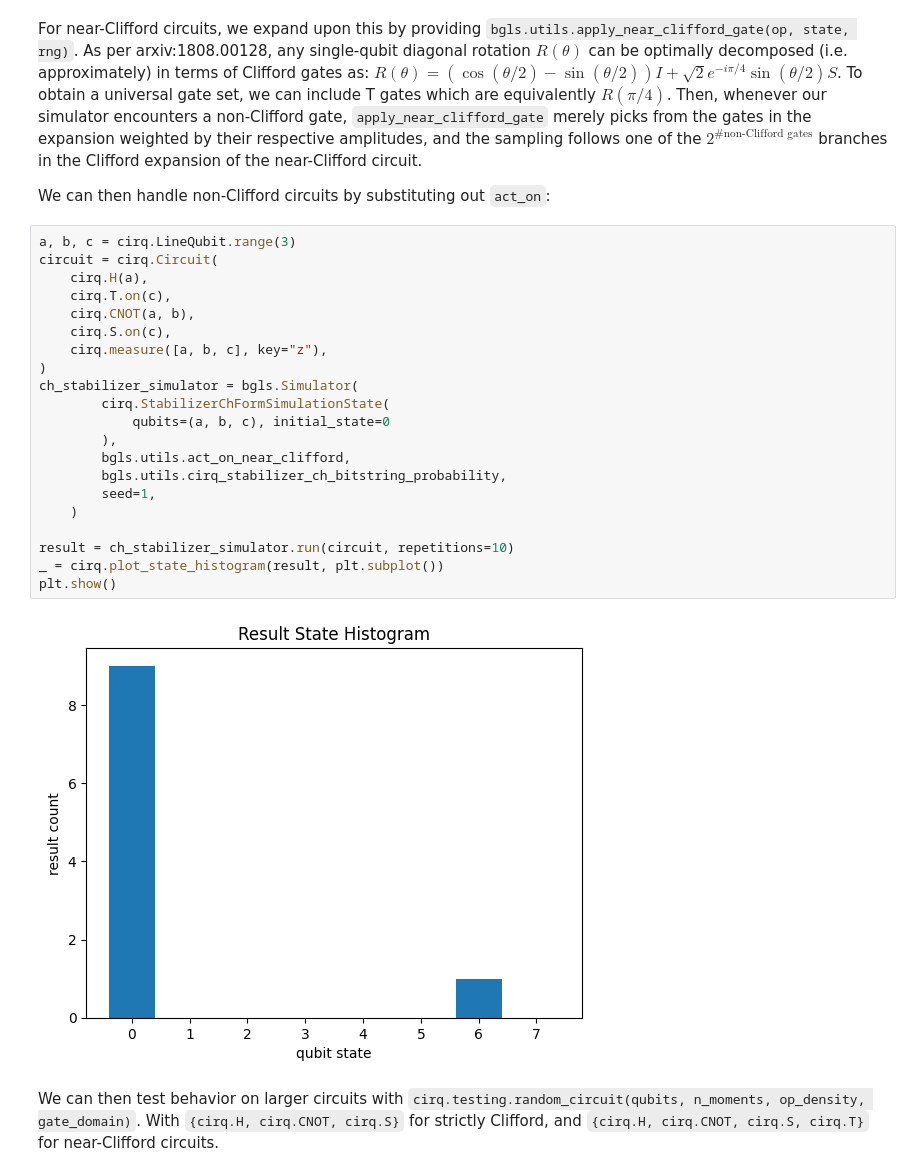
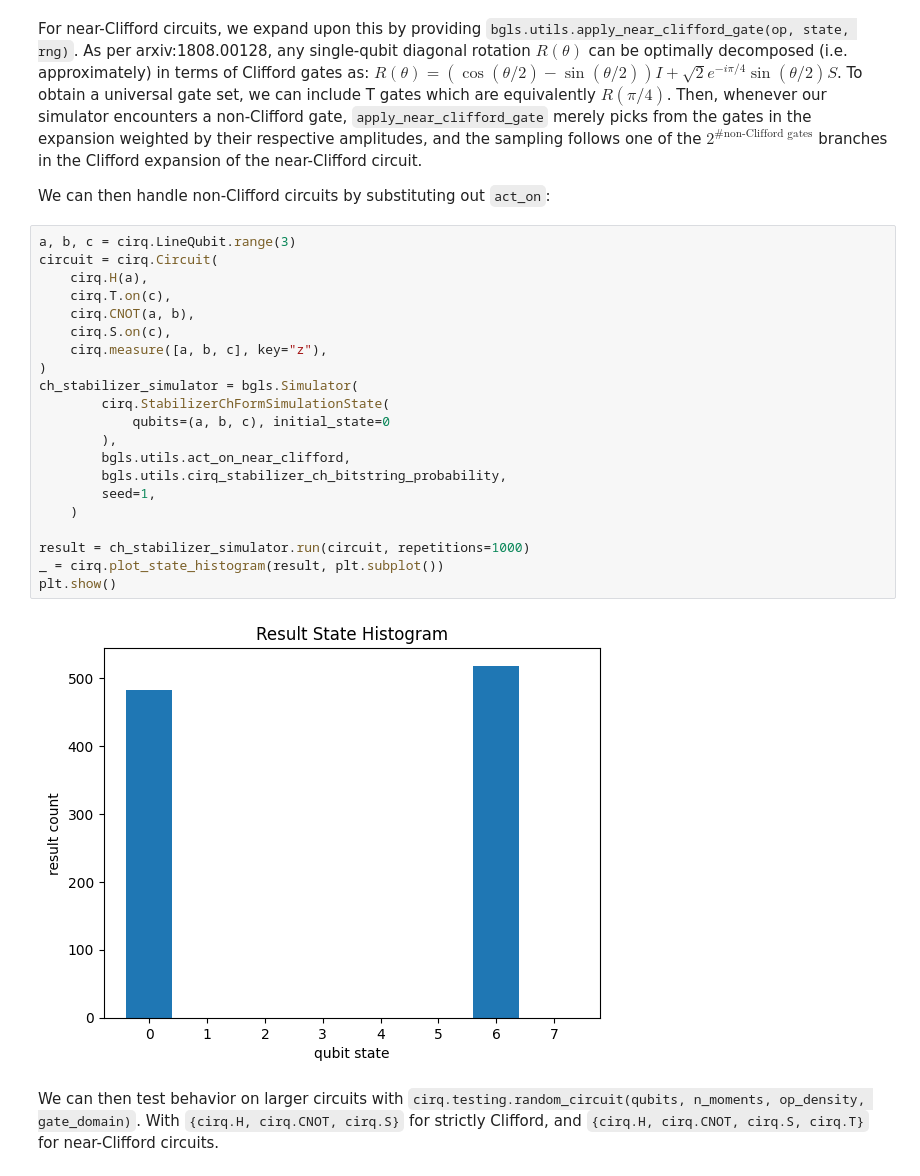
Before and after one commit to asciineuron/bgls, a Jupyter notebook: docs/clifford_simulation.ipynb, the cells around one changed output. Cells and saved outputs as stored; diff of their text form.

````diff
--- a/docs/clifford_simulation.ipynb
+++ b/docs/clifford_simulation.ipynb
@@ -89,26 +89,26 @@
 # %%
 a, b, c = cirq.LineQubit.range(3)
 circuit = cirq.Circuit(
     cirq.H(a),
     cirq.T.on(c),
     cirq.CNOT(a, b),
     cirq.S.on(c),
     cirq.measure([a, b, c], key="z"),
 )
 ch_stabilizer_simulator = bgls.Simulator(
         cirq.StabilizerChFormSimulationState(
             qubits=(a, b, c), initial_state=0
         ),
         bgls.utils.act_on_near_clifford,
         bgls.utils.cirq_stabilizer_ch_bitstring_probability,
         seed=1,
     )
 
-result = ch_stabilizer_simulator.run(circuit, repetitions=10)
+result = ch_stabilizer_simulator.run(circuit, repetitions=1000)
 _ = cirq.plot_state_histogram(result, plt.subplot())
 plt.show()
 # %% [output]
-[figure, old version]
+[figure, new version]
 # %% [markdown]
 We can then test behavior on larger circuits with ```cirq.testing.random_circuit(qubits, n_moments, op_density, gate_domain)```. With ```{cirq.H, cirq.CNOT, cirq.S}``` for strictly Clifford, and ```{cirq.H, cirq.CNOT, cirq.S, cirq.T}``` for near-Clifford circuits.
 # %% [markdown]
````
Also changed, not shown: parts of 8 cells of this notebook.
